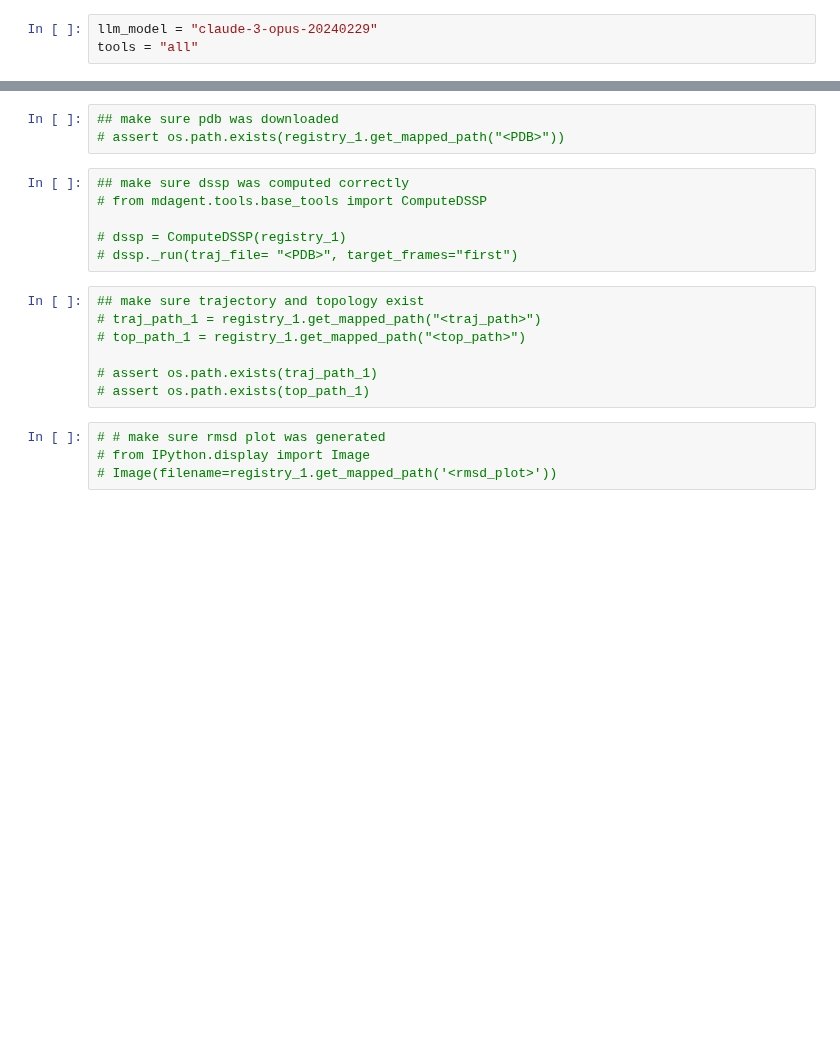
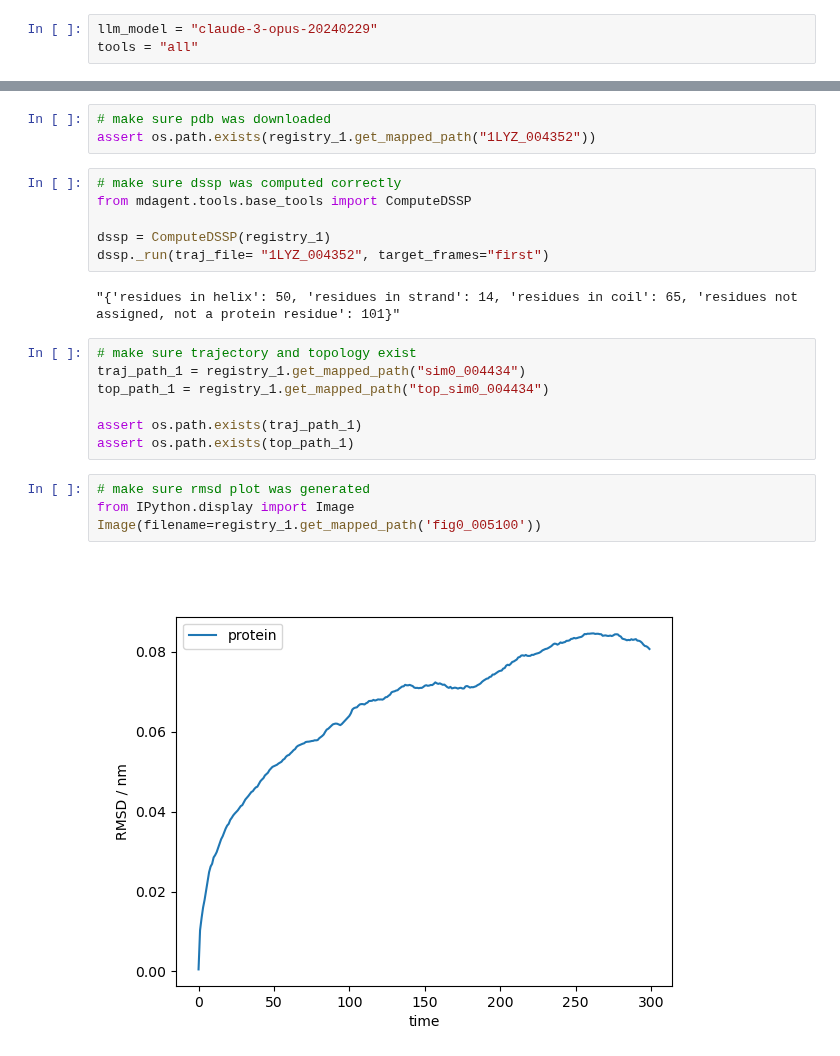
Before and after one commit to ur-whitelab/md-agent, a Jupyter notebook: notebooks/experiments/Robustness/claude-3-opus/prompt5.ipynb, the cells around one changed output, grey strips where cells are left out. Drawn from its saved outputs; the diff is of its cells as text; blank space fills up the shorter version.

```diff
--- a/notebooks/experiments/Robustness/claude-3-opus/prompt5.ipynb
+++ b/notebooks/experiments/Robustness/claude-3-opus/prompt5.ipynb
@@ -25,21 +65,25 @@ print(registry_1.list_path_names_and_descriptions().replace(",", "\n"))
 # %%
-## make sure pdb was downloaded
-# assert os.path.exists(registry_1.get_mapped_path("<PDB>"))
+# make sure pdb was downloaded
+assert os.path.exists(registry_1.get_mapped_path("1LYZ_004352"))
 # %%
-## make sure dssp was computed correctly
-# from mdagent.tools.base_tools import ComputeDSSP
+# make sure dssp was computed correctly
+from mdagent.tools.base_tools import ComputeDSSP
 
-# dssp = ComputeDSSP(registry_1)
-# dssp._run(traj_file= "<PDB>", target_frames="first")
+dssp = ComputeDSSP(registry_1)
+dssp._run(traj_file= "1LYZ_004352", target_frames="first")
+# %% [output]
+"{'residues in helix': 50, 'residues in strand': 14, 'residues in coil': 65, 'residues not assigned, not a protein residue': 101}"
 # %%
-## make sure trajectory and topology exist
-# traj_path_1 = registry_1.get_mapped_path("<traj_path>")
-# top_path_1 = registry_1.get_mapped_path("<top_path>")
+# make sure trajectory and topology exist
+traj_path_1 = registry_1.get_mapped_path("sim0_004434")
+top_path_1 = registry_1.get_mapped_path("top_sim0_004434")
 
-# assert os.path.exists(traj_path_1)
-# assert os.path.exists(top_path_1)
+assert os.path.exists(traj_path_1)
+assert os.path.exists(top_path_1)
 # %%
-# # make sure rmsd plot was generated
-# from IPython.display import Image
-# Image(filename=registry_1.get_mapped_path('<rmsd_plot>'))
+# make sure rmsd plot was generated
+from IPython.display import Image
+Image(filename=registry_1.get_mapped_path('fig0_005100'))
+# %% [output]
+[figure, added]
 # %%
```
Also changed, not shown: parts of 11 cells of this notebook, 7 other files.
